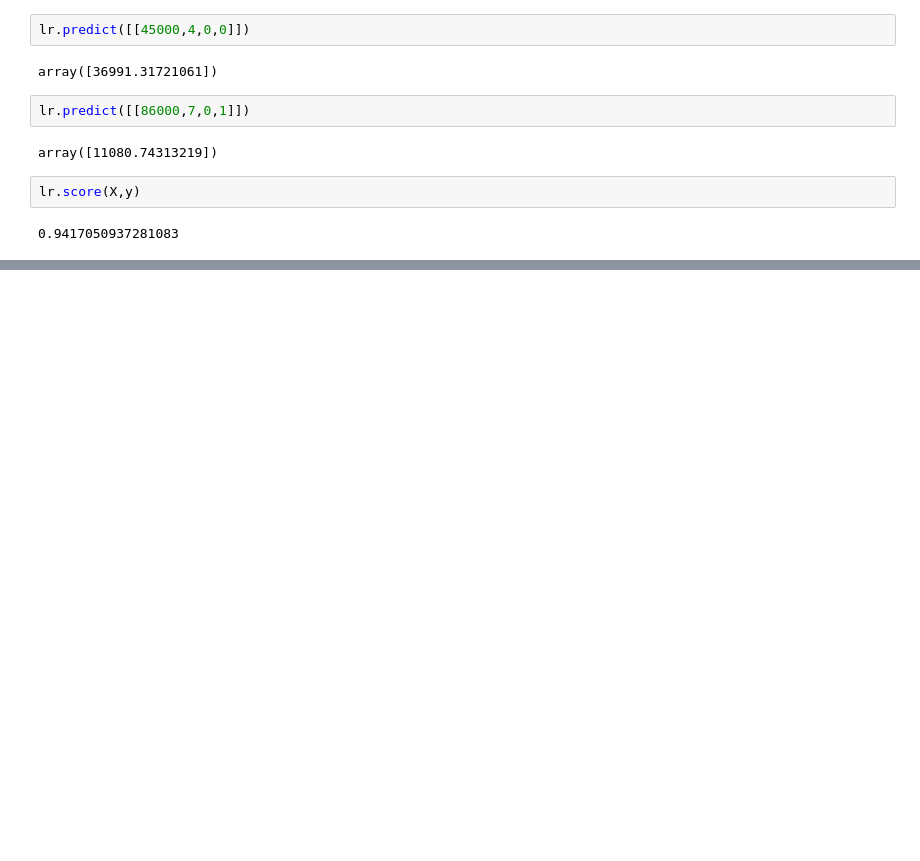
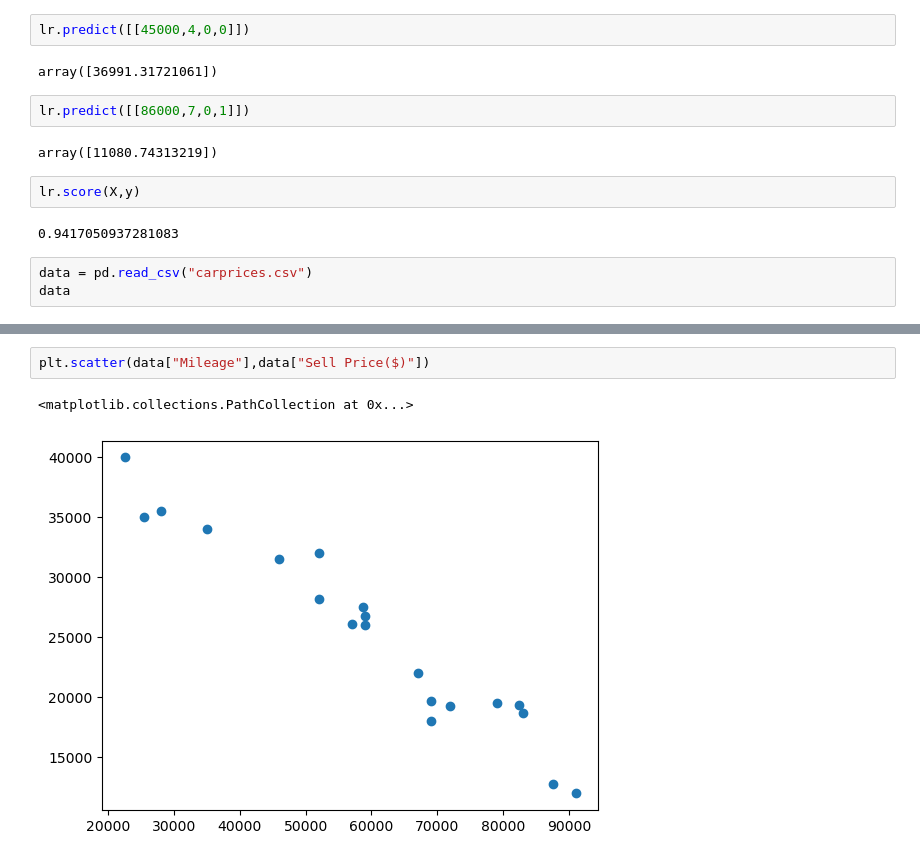
Before and after one commit to avikaushik282/ML, a Jupyter notebook: Encoding.ipynb, the cells around one changed output, grey strips where cells are left out. Saved outputs shown, nothing was run; the diff lists cells and outputs as text; blank space fills up the shorter version.

```diff
--- a/Encoding.ipynb
+++ b/Encoding.ipynb
@@ -397,3 +398,6 @@ array([11080.74313219])
 lr.score(X,y)
 # %% [output]
 0.9417050937281083
+# %%
+data = pd.read_csv("carprices.csv")
+data
@@ -399,0 +422,5 @@ lr.score(X,y)
+# %%
+plt.scatter(data["Mileage"],data["Sell Price($)"])
+# %% [output]
+<matplotlib.collections.PathCollection at 0x...>
+[figure, added]
```
Also changed, not shown: parts of 10 cells of this notebook, 1 other file.
